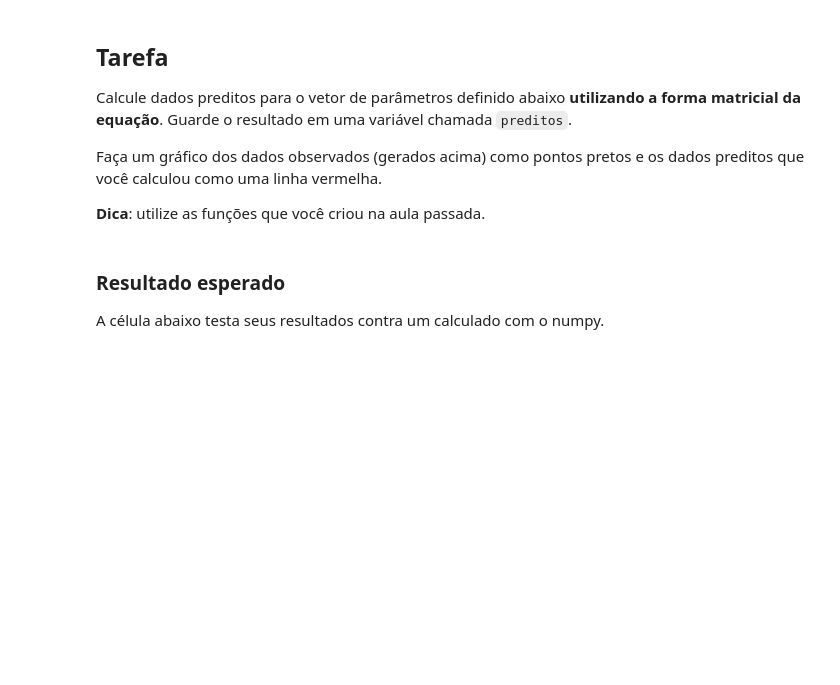
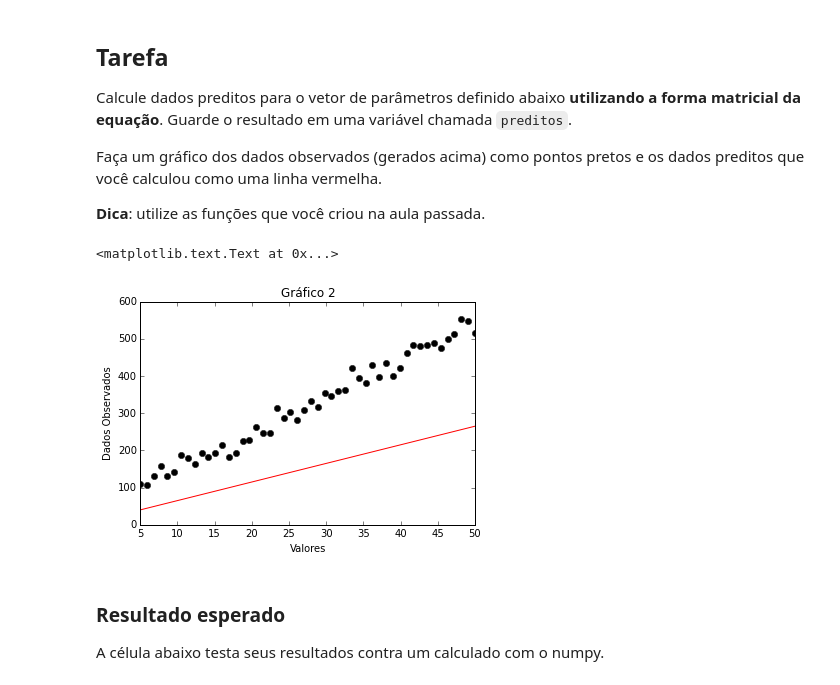
Before and after one commit to mat-esp-2015/minimos-quadrados-221b-baker-street-london, a Jupyter notebook: minimos-quadrados.ipynb, the cells around one changed output. Drawn from its saved outputs; the diff is of its cells as text; code cells hidden in the pictures; blank space fills up the shorter version.

Commit message:
foram realizadas as tarefas ate o escalonamento

```diff
--- a/minimos-quadrados.ipynb
+++ b/minimos-quadrados.ipynb
@@ -114,6 +114,8 @@ def jacobiana(x):
     for i in range(N):
         jacobiana.append([x[i],1])
     return jacobiana
+# %%
+jac = jacobiana(x)
 # %% [markdown]
 ### Resultado esperado
 
@@ -130,6 +132,39 @@ Faça um gráfico dos dados observados (gerados acima) como pontos pretos e os d
 **Dica**: utilize as funções que você criou na aula passada.
 # %%
 p = [5, 15]
+# %%
+# Cria uma funçao que multiplica matriz por vetor.
+def vmult(m ,v):
+    # Docstring
+    """
+    Multiplica uma matriz por um vetor
+    """
+    assert len(m[0]) == len(v), 'Número de colunas da matriz diferente do número de linhas do vetor.'
+    # Cria uma lista vazia.
+    U = []
+    # Faz um loop que percorre as linhas da matriz.
+    for i in range(len(m)):
+        # Cria uma variavel que recebe o valor zero.
+        soma = 0
+        # Faz um loop que percorre as colunas da matriz.
+        for k in range(len(m[0])):
+            # Realiza a multiplicaçao de matriz por vetor.
+            soma = soma + (m[i][k]*v[k])
+        # Adiciona os resultados a lista nova gerada.
+        U.append(soma)
+    return U
+# %%
+preditos = vmult(jac,p)
+# %%
+plt.figure()
+plt.plot(x, dados_obs, "ok")
+plt.plot(x, preditos, "-r")
+plt.title("Gráfico 2")
+plt.xlabel("Valores")
+plt.ylabel("Dados Observados")
+# %% [output]
+<matplotlib.text.Text at 0x...>
+[figure, added]
 # %% [markdown]
 ### Resultado esperado
 
```
Also changed, not shown: parts of 8 cells of this notebook.
